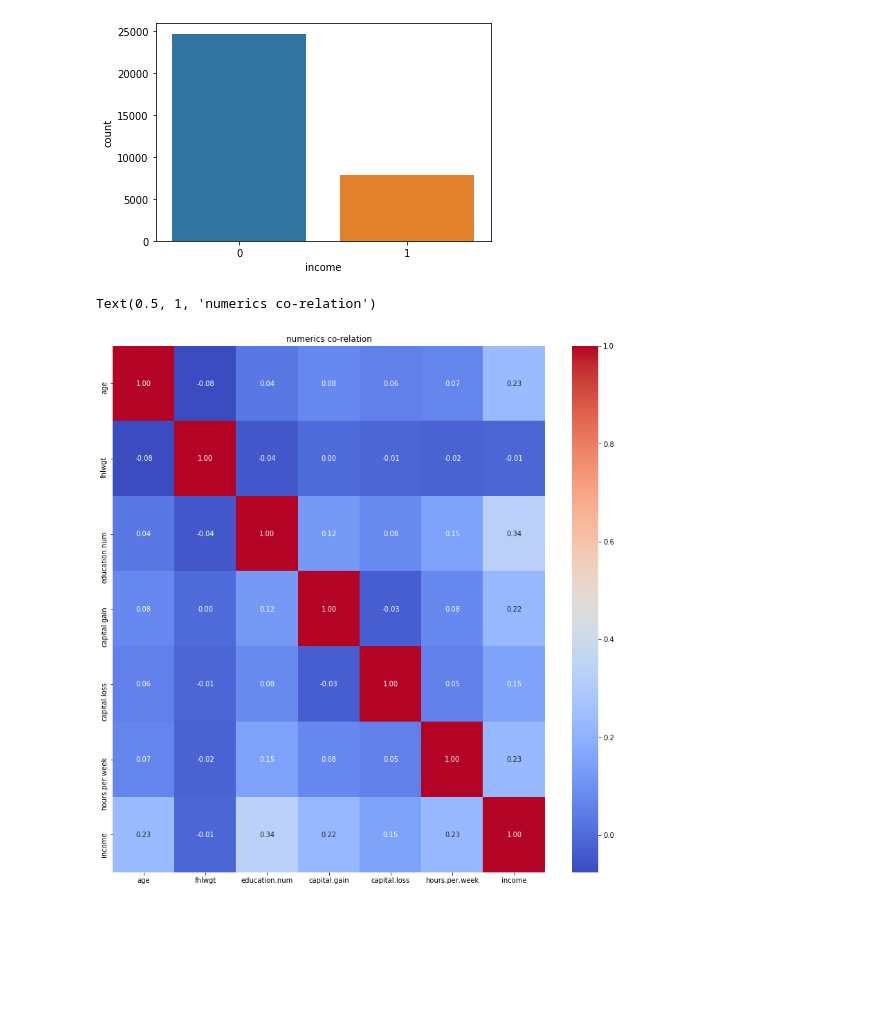
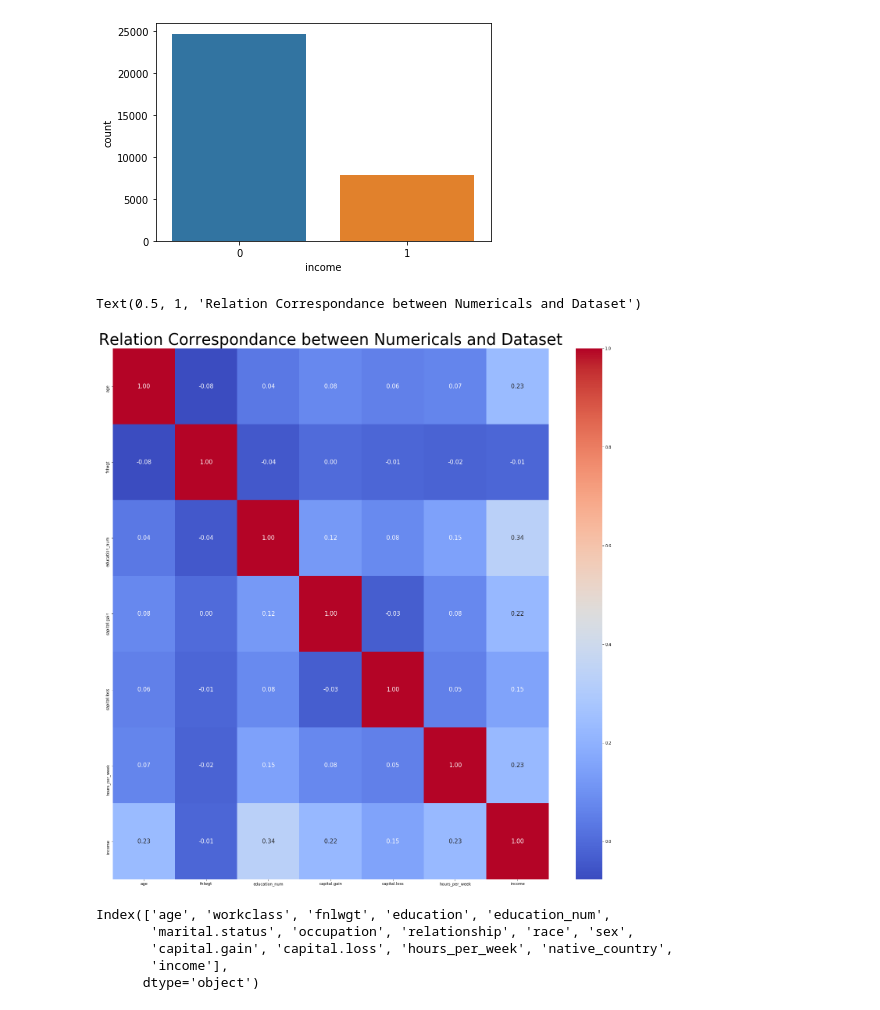
Before and after one commit to vijay9908/ML_works, a Jupyter notebook: Census_analysis.ipynb, the cells around one changed output. Saved outputs shown, nothing was run; the diff lists cells and outputs as text; code cells hidden in the pictures; blank space fills up the shorter version.

```diff
--- a/Census_analysis.ipynb
+++ b/Census_analysis.ipynb
@@ -61,3 +88,3 @@ data = data.fillna(np.nan)
 # %%
-data['income'] = data['income'].map({'<50K':0 , '<=50K':0 , '>50K':1})
+data['income'] = data['income'].map({'<=50K':0 , '>50K' : 1}) #data_formatting
 # %%
@@ -72,3 +99,5 @@ data.tail()
+# %%
+data = data.rename(columns={'education.num':'education_num','hours.per.week':'hours_per_week','native.country':'native_country'})
 # %%
 data.columns
 # %% [output]
@@ -80,4 +111,3 @@ Index(['age', 'workclass', 'fnlwgt', 'education', 'education.num',
 # %%
-#data Analysis
-numerics = ['age','fnlwgt','education.num','capital.gain','capital.loss','hours.per.week','income']
-catagoricals = ['workclass','education','martial.status','occupation','relationship','race','sex','native']
+Numericals = ['age','fnlwgt','education_num','capital.gain','capital.loss','hours_per_week','income']
+Categoricals = ['workclass','education','martial.status','occupation','relationship','race','sex','native.country']
@@ -88,9 +119,9 @@ sns.countplot(data['income'],label='count')  #concludes around <10K people have
 <matplotlib.axes._subplots.AxesSubplot at 0x...>
 [figure]
 # %%
-plt.figure(figsize = (14,14))
-vis = sns.heatmap(data[numerics].corr(),annot=True,fmt='.2f',cmap='coolwarm',color='red')
-plt.title('numerics co-relation')
+plt.figure(figsize = (25,25))
+sns.heatmap(data[Numericals].corr(), annot=True , fmt = '.2f' ,annot_kws={'size': 15}, cmap = 'coolwarm')
+plt.title('Relation Correspondance between Numericals and Dataset',size='40')
 # %% [output]
-Text(0.5, 1, 'numerics co-relation')
+Text(0.5, 1, 'Relation Correspondance between Numericals and Dataset')
-[figure, old version]
+[figure, new version]
@@ -96,0 +130,8 @@ Text(0.5, 1, 'numerics co-relation')
+# %%
+data.columns
+# %% [output]
+Index(['age', 'workclass', 'fnlwgt', 'education', 'education_num',
+       'marital.status', 'occupation', 'relationship', 'race', 'sex',
+       'capital.gain', 'capital.loss', 'hours_per_week', 'native_country',
+       'income'],
+      dtype='object')
```
Also changed, not shown: parts of 37 cells of this notebook, 1 other file.
